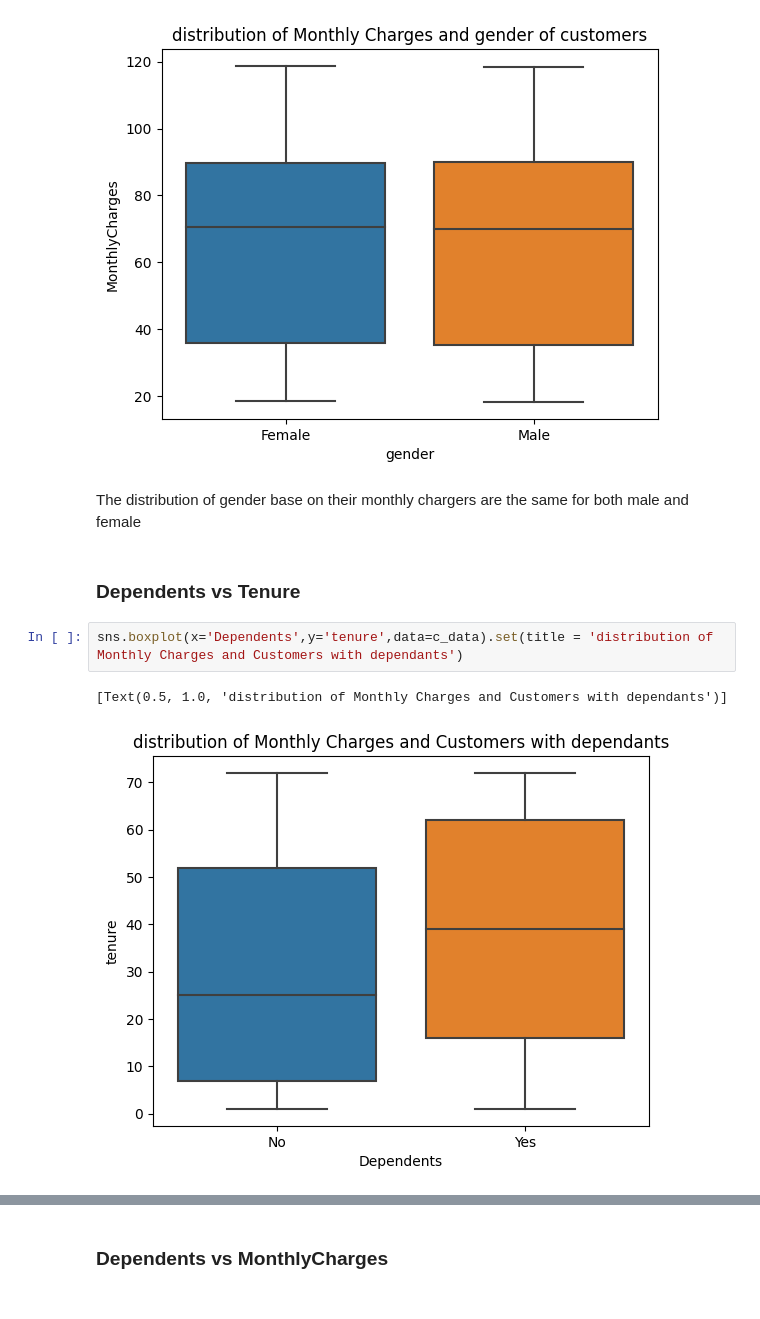
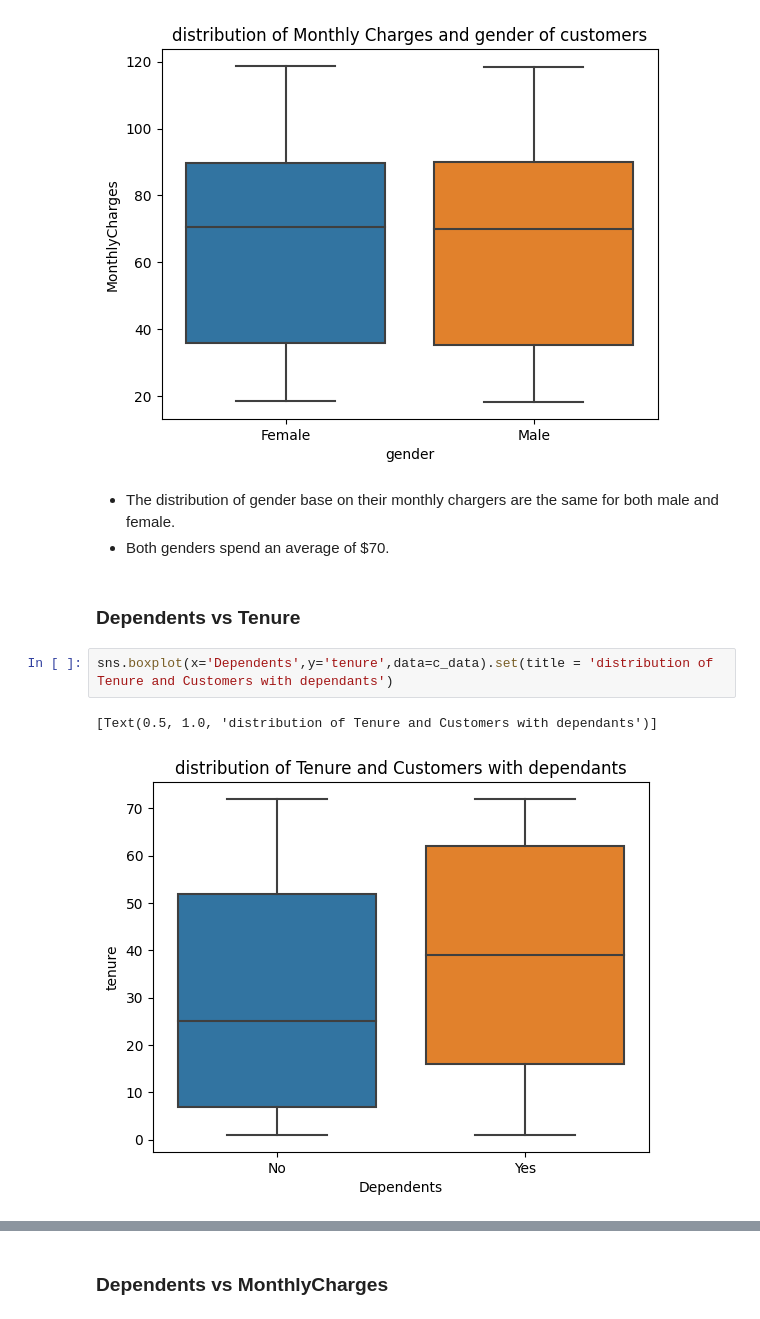
Before and after one commit to slickHnaa/Career_Accelerator_LP3-Classifcation, a Jupyter notebook: 05_Churn.ipynb, the cells around one changed output, grey strips where cells are left out. Drawn from its saved outputs; the diff is of its cells as text.

```diff
--- a/05_Churn.ipynb
+++ b/05_Churn.ipynb
@@ -491,11 +491,12 @@ sns.boxplot(x='gender',y='MonthlyCharges',data=c_data).set(title = 'distribution
 [Text(0.5, 1.0, 'distribution of Monthly Charges and gender of customers')]
 [figure]
 # %% [markdown]
-The distribution of gender base on their monthly chargers are the same for both male and female
+- The distribution of gender base on their monthly chargers are the same for both male and female.
+- Both genders spend an average of $70.
 # %% [markdown]
 ### Dependents vs Tenure
 # %%
-sns.boxplot(x='Dependents',y='tenure',data=c_data).set(title = 'distribution of Monthly Charges and Customers with dependants')
+sns.boxplot(x='Dependents',y='tenure',data=c_data).set(title = 'distribution of Tenure and Customers with dependants')
 # %% [output]
-[Text(0.5, 1.0, 'distribution of Monthly Charges and Customers with dependants')]
+[Text(0.5, 1.0, 'distribution of Tenure and Customers with dependants')]
-[figure, old version]
+[figure, new version]
```
Also changed, not shown: parts of 48 cells of this notebook.
